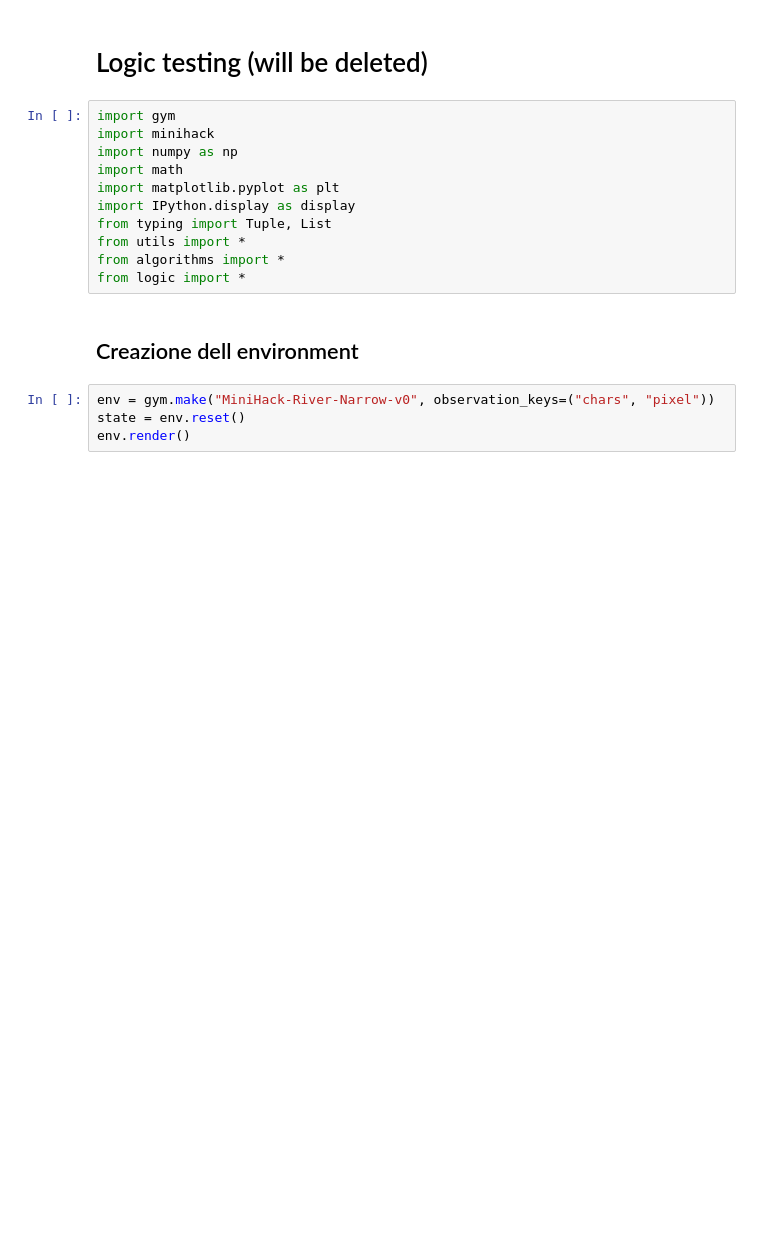
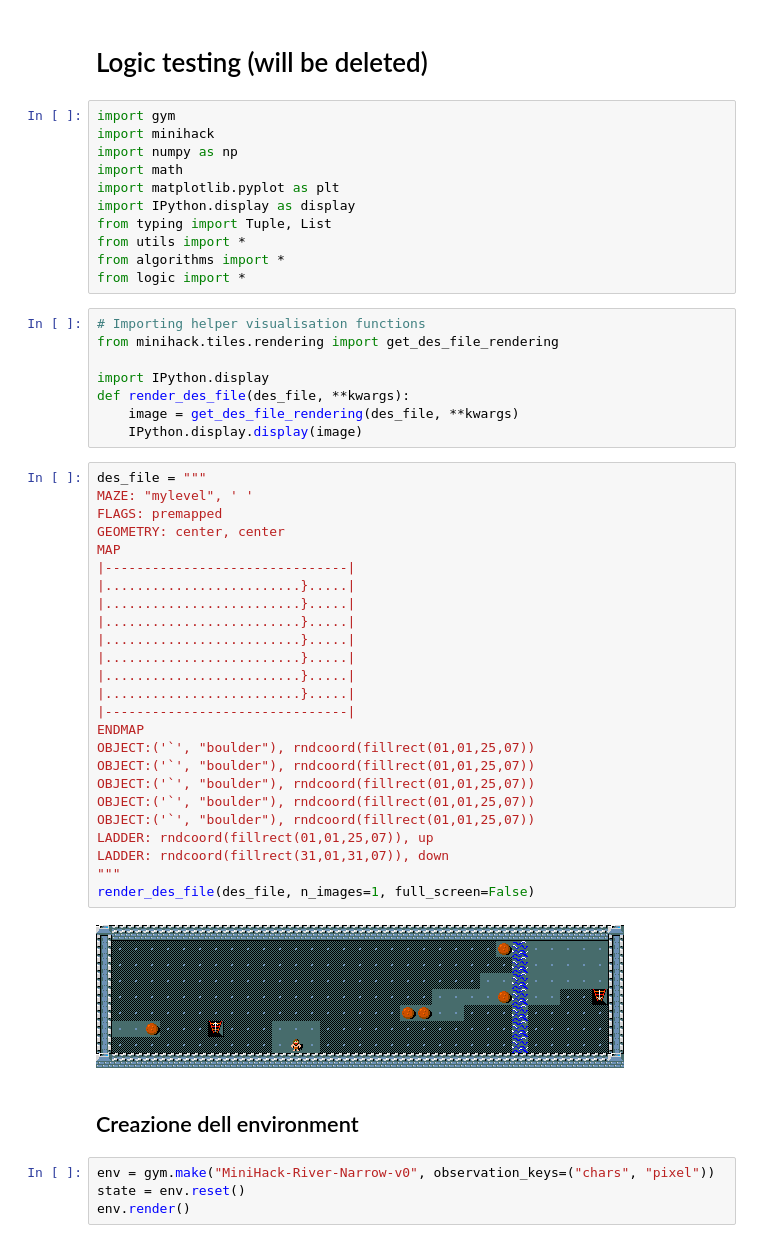
Before and after one commit to JacopoRaffi/AIF_Project, a Jupyter notebook: logic.ipynb, the cells around one changed output. Saved outputs shown, nothing was run; the diff lists cells and outputs as text; blank space fills up the shorter version.

```diff
--- a/logic.ipynb
+++ b/logic.ipynb
@@ -11,6 +11,41 @@ from typing import Tuple, List
 from utils import *
 from algorithms import *
 from logic import *
+# %%
+# Importing helper visualisation functions
+from minihack.tiles.rendering import get_des_file_rendering
+
+import IPython.display
+def render_des_file(des_file, **kwargs):
+    image = get_des_file_rendering(des_file, **kwargs)
+    IPython.display.display(image)
+# %%
+des_file = """
+MAZE: "mylevel", ' '
+FLAGS: premapped
+GEOMETRY: center, center
+MAP
+|-------------------------------|
+|.........................}.....|
+|.........................}.....|
+|.........................}.....|
+|.........................}.....|
+|.........................}.....|
+|.........................}.....|
+|.........................}.....|
+|-------------------------------|
+ENDMAP
+OBJECT:('`', "boulder"), rndcoord(fillrect(01,01,25,07))
+OBJECT:('`', "boulder"), rndcoord(fillrect(01,01,25,07))
+OBJECT:('`', "boulder"), rndcoord(fillrect(01,01,25,07))
+OBJECT:('`', "boulder"), rndcoord(fillrect(01,01,25,07))
+OBJECT:('`', "boulder"), rndcoord(fillrect(01,01,25,07))
+LADDER: rndcoord(fillrect(01,01,25,07)), up
+LADDER: rndcoord(fillrect(31,01,31,07)), down
+"""
+render_des_file(des_file, n_images=1, full_screen=False)
+# %% [output]
+[figure, added]
 # %% [markdown]
 ## Creazione dell environment
 # %%
```
Also changed, not shown: parts of 4 cells of this notebook.
